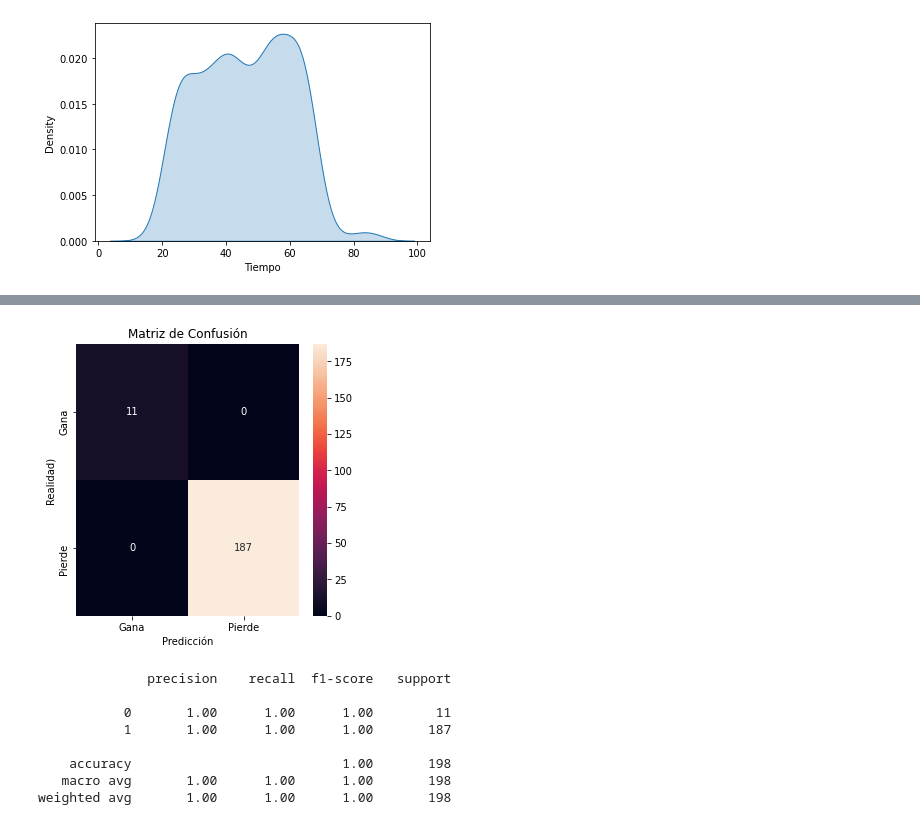
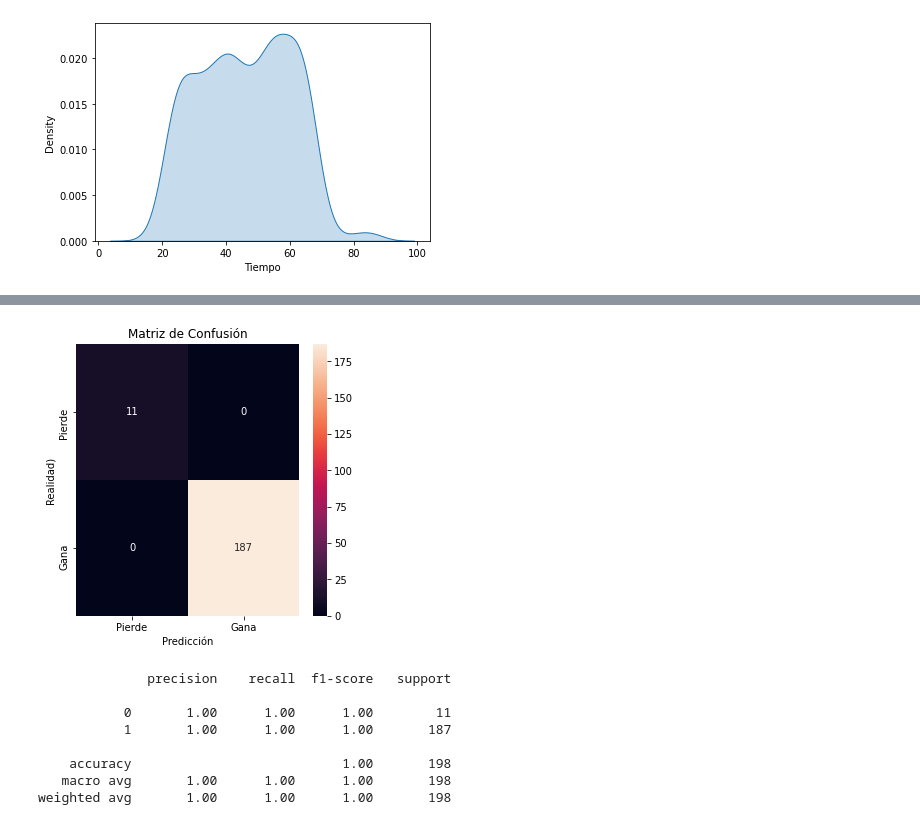
Before and after one commit to Marcela1396/analiticaUdenar, a Jupyter notebook: Modelos de Clasificacion/Arboles de decisión.ipynb, the cells around one changed output, grey strips where cells are left out. Saved outputs shown, nothing was run; the diff lists cells and outputs as text; code cells hidden in the pictures.

```diff
--- a/Arboles de decisión.ipynb
+++ b/Modelos de Clasificacion/Arboles de decisión.ipynb
@@ -99,5 +115,5 @@ ValueError: Could not interpret input 'Entregas'
 # %%
-features = ['Parcial1', 'Parcial2','Error1', 'Error2', 'Error3', 'Aceptado']
+features = ['Error1', 'Error2', 'Error3', 'Aceptado', 'Parcial1', 'Parcial2','Tiempo']
 X = datos[features] # Features
 y = datos['GanaCurso'] # Target variable
 # %%
@@ -111,20 +127,20 @@ modelo = modelo.fit(X_train,y_train)
 #Predecir para el dataset de testeo
 y_pred = modelo.predict(X_test)
 # %%
-LABELS = ["Gana","Pierde"]
+LABELS = ["Pierde", "Gana"]
 def visualizarResultados(y_test, y_pred):
     conf_matrix = confusion_matrix(y_test, y_pred)
     plt.figure(figsize=(5, 5))
     sns.heatmap(conf_matrix, xticklabels=LABELS, yticklabels=LABELS, annot=True, fmt="d");
     plt.title("Matriz de Confusión")
     plt.ylabel('Realidad)')
     plt.xlabel('Predicción')
     plt.show()
 
 y_pred = modelo.predict(X_test)
 visualizarResultados(y_test, y_pred)
 # %% [output]
-[figure, old version]
+[figure, new version]
 # %%
 print(classification_report(y_test, y_pred))
 # %% [output]
```
Also changed, not shown: parts of 10 cells of this notebook, 3 other files.
